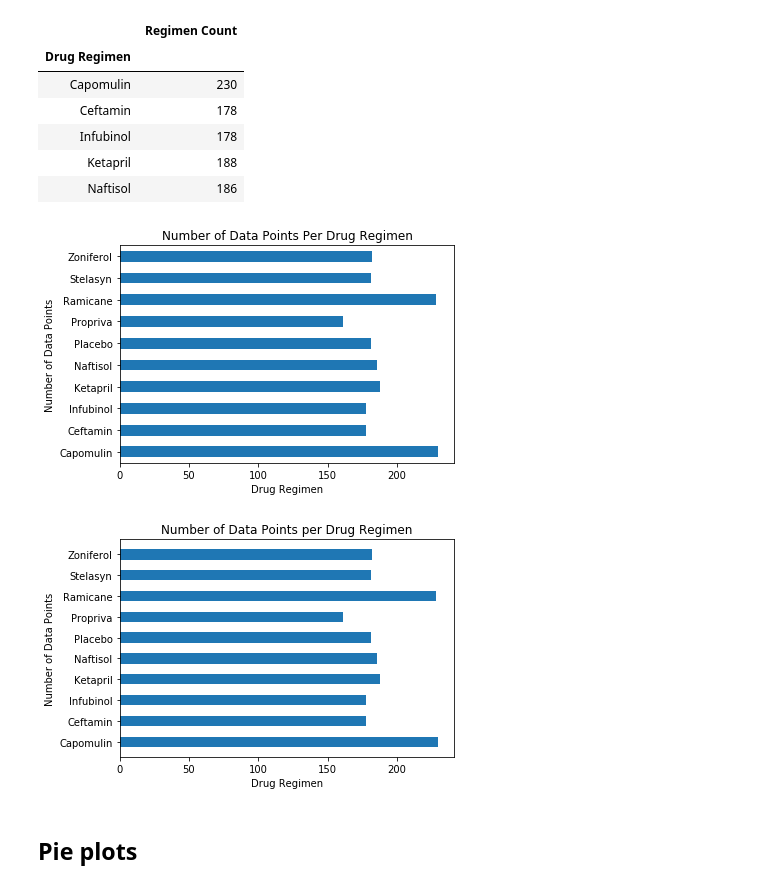
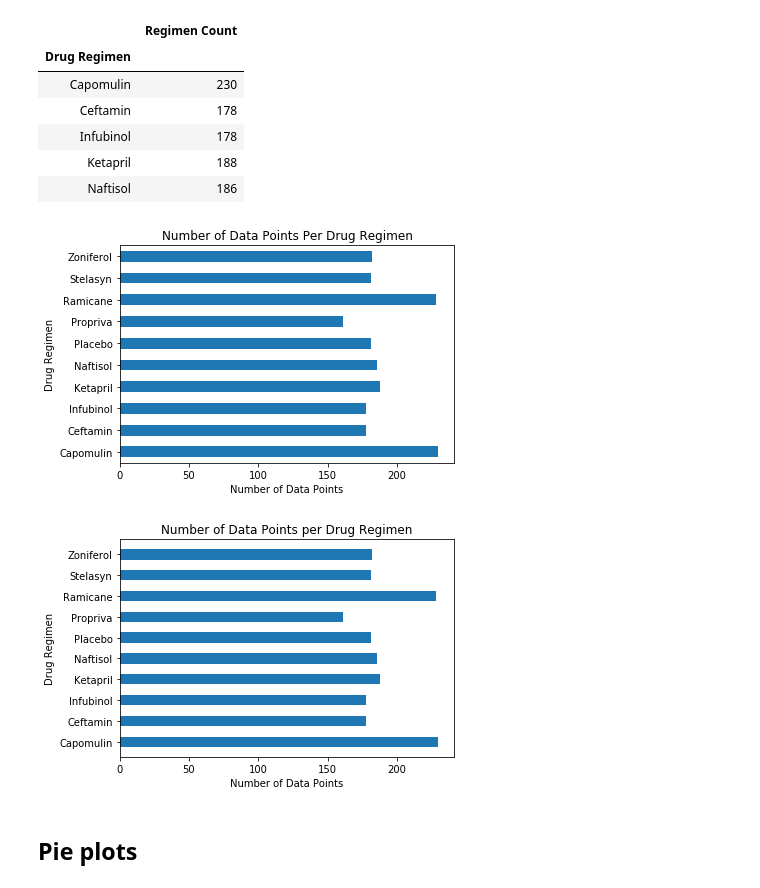
Before and after one commit to Sal-r/MatPlotLib-Challenge, a Jupyter notebook: 05-MatPlotLib_Challenge_SPR.ipynb, the cells around one changed output. Saved outputs shown, nothing was run; the diff lists cells and outputs as text; code cells hidden in the pictures.

```diff
--- a/05-MatPlotLib_Challenge_SPR.ipynb
+++ b/05-MatPlotLib_Challenge_SPR.ipynb
@@ -77,23 +77,23 @@ bar_df.head()
 # %%
 # Generate a bar plot showing number of data points for each treatment regimen using pandas
 title='Number of Data Points Per Drug Regimen'
 bar_df.plot.barh(title=title, legend=False, width = .5)
-plt.xlabel('Drug Regimen')
-plt.ylabel('Number of Data Points')
+plt.ylabel('Drug Regimen')
+plt.xlabel('Number of Data Points')
 plt.show()
 # %% [output]
-[figure, old version]
+[figure, new version]
 # %%
 # Generate a bar plot showing number of data points for each treatment regimen using pyplot
 plt.barh(bar_df.index, bar_df["Regimen Count"], height = .5)
 plt.title('Number of Data Points per Drug Regimen')
-plt.xlabel('Drug Regimen')
-plt.ylabel('Number of Data Points')
+plt.ylabel('Drug Regimen')
+plt.xlabel('Number of Data Points')
 plt.show()
 
 #could have used xticks(rotation=90) to fix instead of using barh.
 # %% [output]
-[figure, old version]
+[figure, new version]
 # %% [markdown]
 ## Pie plots
 # %%
```
Also changed, not shown: parts of 1 cell of this notebook.
